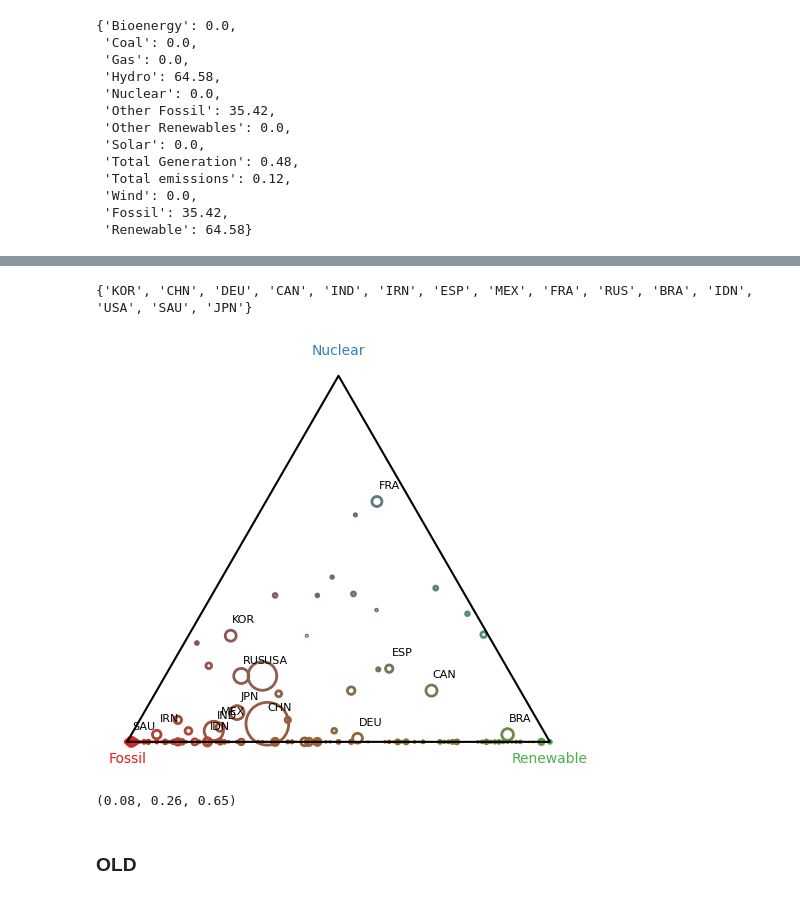
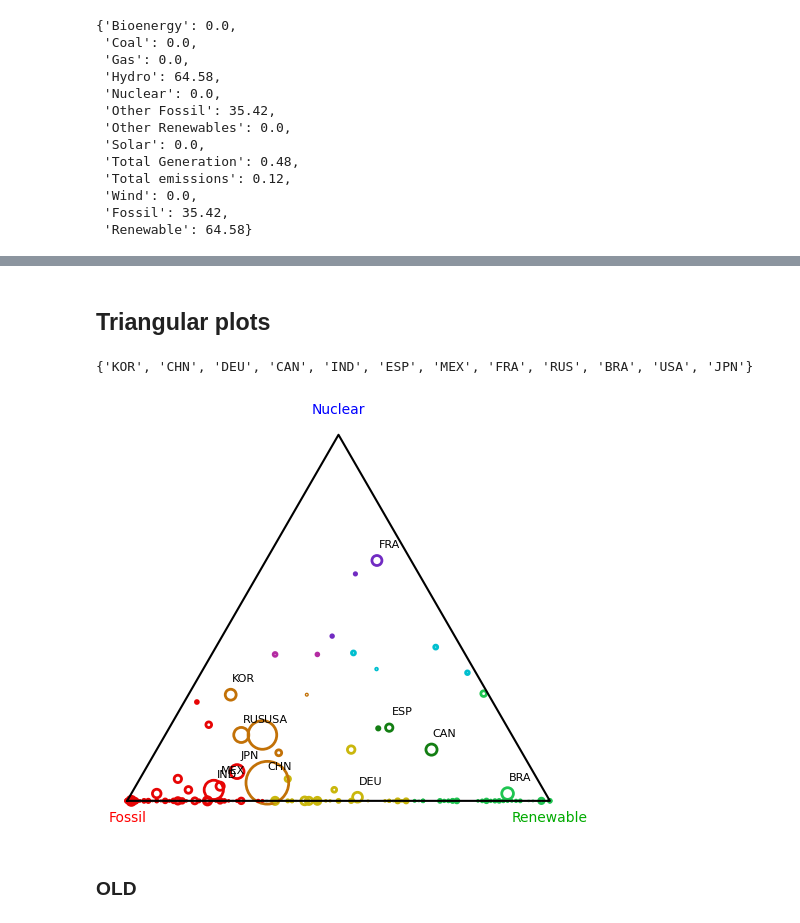
Before and after one commit to raulgarciadiez/energy_maps, a Jupyter notebook: color_code.ipynb, the cells around one changed output, grey strips where cells are left out. Drawn from its saved outputs; the diff is of its cells as text; code cells hidden in the pictures.

Commit message:
homogeneized color code

```diff
--- a/color_code.ipynb
+++ b/color_code.ipynb
@@ -103,9 +221,18 @@ year_results[2000]["AFG"]
+# %% [markdown]
+## Triangular plots
 # %%
 # Colors for vertices
 base_colors = {
     'fossil': (228, 26, 28),    # red
     'renewable': (77, 175, 74), # green
     'nuclear': (55, 126, 184)   # blue
+}
+
+
+base_colors = {
+    'fossil': (255, 0, 0),    # red
+    'renewable': (0, 170, 0), # green
+    'nuclear': (0, 0,255)   # blue
 }
 
 # Caps for each category
@@ -162,7 +289,7 @@ Year = 2023
 
 top_emitters = sorted(
     year_results[Year].items(),
-    key=lambda kv: kv[1].get("Total emissions", 0),
+    key=lambda kv: kv[1].get("Total Generation", 0),
     reverse=True
 )[:10]
 
@@ -176,36 +303,36 @@ top_emitters.add("ESP")
 
 print (top_emitters)
 
 fig, ax = plt.subplots(figsize=(6, 6))
 
 for country, (f, r, n) in year_countries_shares[Year].items():
     rgb = ternary_to_rgb_scaled(f, r, n, base_colors, caps, gamma=0.5)
 
     try:
         x, y = ternary_to_cartesian(f, r, n)
     except ZeroDivisionError:
         print (country, f,r,n)
 
+    rgb = color_func(f,r,n)
     ax.scatter(x, y,  facecolors="none", s=year_results[Year][country]["Total Generation"]/10, edgecolor=rgb, lw = 2)
     if country in top_emitters:
         ax.text(x + 0.03, y + 0.03, country, ha='center', fontsize=8)
 
 # Draw triangle outline
 triangle = np.array([[0, 0], [1, 0], [0.5, np.sqrt(3)/2], [0, 0]])
 ax.plot(triangle[:,0], triangle[:,1], color='black')
 
 # Vertex labels
 ax.text(0, -0.05, "Fossil", ha='center', fontsize=10, color=np.array(base_colors['fossil'])/255)
 ax.text(1, -0.05, "Renewable", ha='center', fontsize=10, color=np.array(base_colors['renewable'])/255)
 ax.text(0.5, np.sqrt(3)/2 + 0.05, "Nuclear", ha='center', fontsize=10, color=np.array(base_colors['nuclear'])/255)
 
 ax.set_aspect('equal')
 ax.axis('off')
 plt.show()
 # %% [output]
-{'KOR', 'CHN', 'DEU', 'CAN', 'IND', 'IRN', 'ESP', 'MEX', 'FRA', 'RUS', 'BRA', 'IDN', 'USA', 'SAU', 'JPN'}
+{'KOR', 'CHN', 'DEU', 'CAN', 'IND', 'ESP', 'MEX', 'FRA', 'RUS', 'BRA', 'USA', 'JPN'}
-[figure, old version]
+[figure, new version]
-(0.08, 0.26, 0.65)
 # %% [markdown]
 ### OLD
 # %%
```
Also changed, not shown: parts of 5 cells of this notebook.
